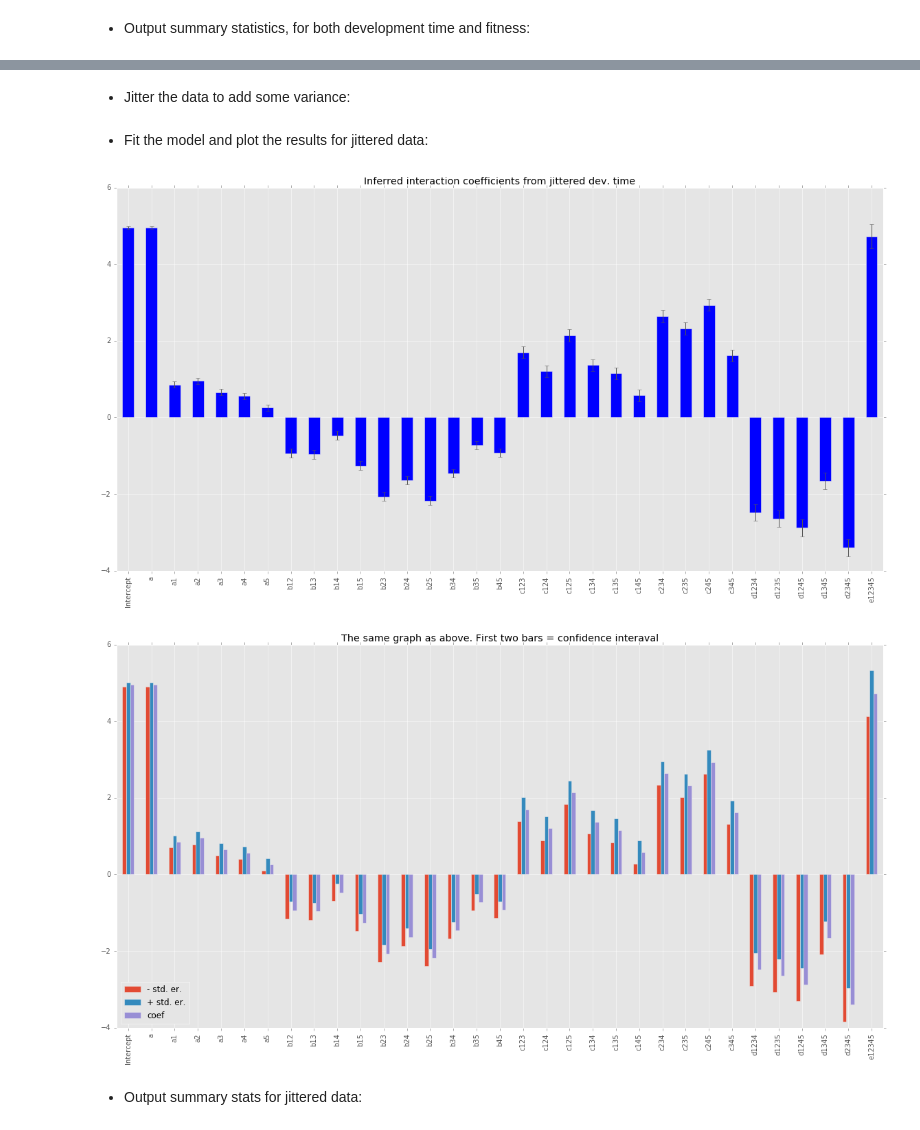
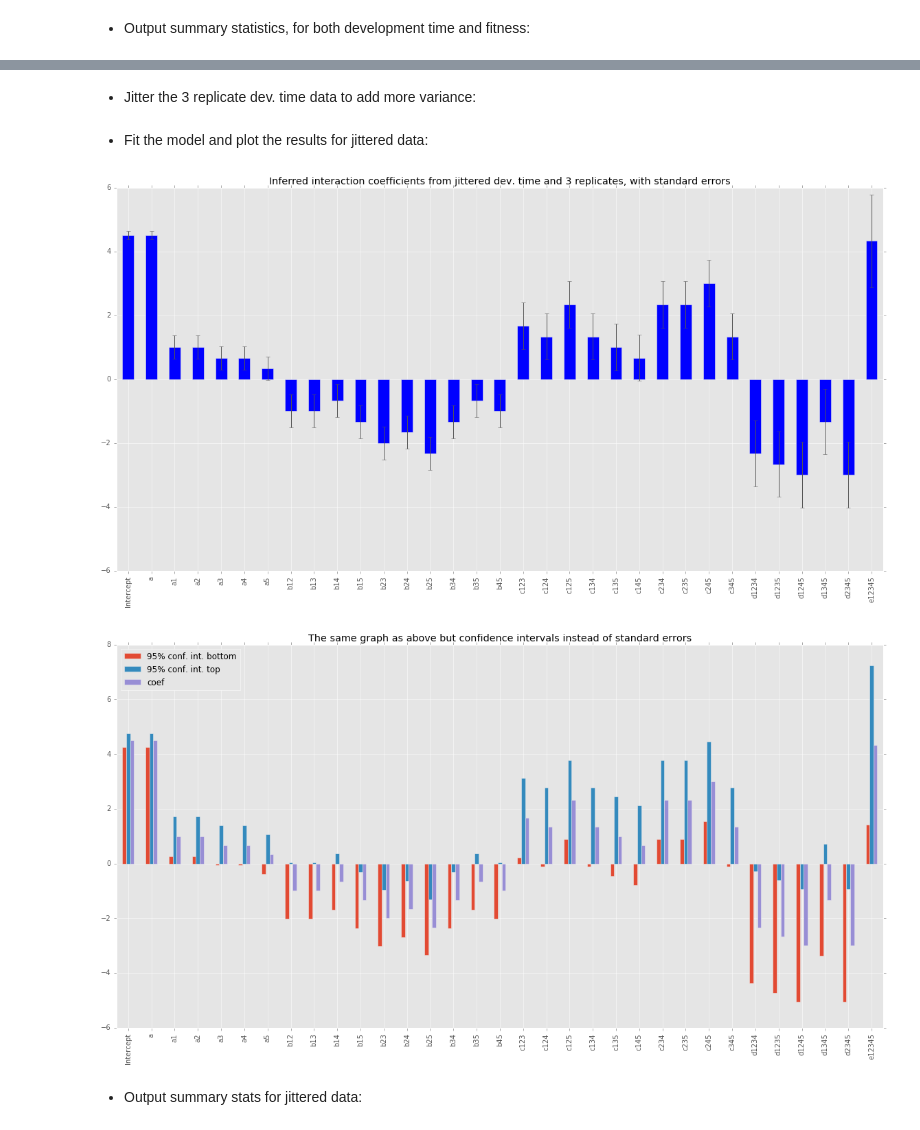
Before and after one commit to gavryushkin/microinteractions, a Jupyter notebook: taylor_lin_fit.ipynb, the cells around one changed output, grey strips where cells are left out. Saved outputs shown, nothing was run; the diff lists cells and outputs as text; code cells hidden in the pictures.

Commit message:
added more data!

```diff
--- a/taylor_lin_fit.ipynb
+++ b/taylor_lin_fit.ipynb
@@ -18,6 +21,7 @@ matplotlib.style.use('ggplot')
 
 
 data = pd.read_csv("fitness_summary_all_replicates_parameters.csv", sep="\t")
+data_3 = pd.read_csv("fitness_summary_3_replicates_parameters.csv", sep="\t")
 lm_devtime = smf.ols(formula="development ~ a + a1 + a2 + a3 + a4 + a5 +"
                      "b12 + b13 + b14 + b15 + b23 + b24 + b25 + b34 + b35 + b45 +"
                      "c123 + c124 + c125 + c134 + c135 + c145 + c234 + c235 + c245 + c345 +"
@@ -26,6 +30,10 @@ lm_fitness = smf.ols(formula="fitness ~ a + a1 + a2 + a3 + a4 + a5 +"
                      "b12 + b13 + b14 + b15 + b23 + b24 + b25 + b34 + b35 + b45 +"
                      "c123 + c124 + c125 + c134 + c135 + c145 + c234 + c235 + c245 + c345 +"
                      "d1234 + d1235 + d1245 + d1345 + d2345 + e12345", data=data).fit()
+lm_3_reps = smf.ols(formula="development ~ a + a1 + a2 + a3 + a4 + a5 +"
+                     "b12 + b13 + b14 + b15 + b23 + b24 + b25 + b34 + b35 + b45 +"
+                     "c123 + c124 + c125 + c134 + c135 + c145 + c234 + c235 + c245 + c345 +"
+                     "d1234 + d1235 + d1245 + d1345 + d2345 + e12345", data=data_3).fit()
 # %% [markdown]
 - Output summary statistics, for both development time and fitness:
 # %%
@@ -143,12 +232,12 @@ plt.savefig("dev_time_conf_int_as_bars.svg")
 # %% [markdown]
-- Jitter the data to add some variance:
+- Jitter the 3 replicate dev. time data to add more variance:
 # %%
 import sys
 from IPython.display import set_matplotlib_formats
 set_matplotlib_formats("png", "pdf")
 
 
-data_jitter = data.copy()
+data_jitter = data_3.copy()
 for index, row in data_jitter.iterrows():
     if 8.9 < row["development"] and row["development"] < 9.1:
         data_jitter.set_value(index, "development", np.random.uniform(26/3, 9))
@@ -185,38 +274,40 @@ conf_int_devtime_jitter[2] = [lm_devtime_jitter.params.a,
                               lm_devtime_jitter.params.b12,
                               lm_devtime_jitter.params.b13,
                               lm_devtime_jitter.params.b14,
                               lm_devtime_jitter.params.b15,
                               lm_devtime_jitter.params.b23,
                               lm_devtime_jitter.params.b24,
                               lm_devtime_jitter.params.b25,
                               lm_devtime_jitter.params.b34,
                               lm_devtime_jitter.params.b35,
                               lm_devtime_jitter.params.b45,
                               lm_devtime_jitter.params.c123,
                               lm_devtime_jitter.params.c124,
                               lm_devtime_jitter.params.c125,
                               lm_devtime_jitter.params.c134,
                               lm_devtime_jitter.params.c135,
                               lm_devtime_jitter.params.c145,
                               lm_devtime_jitter.params.c234,
                               lm_devtime_jitter.params.c235,
                               lm_devtime_jitter.params.c245,
                               lm_devtime_jitter.params.c345,
                               lm_devtime_jitter.params.d1234,
                               lm_devtime_jitter.params.d1235,
                               lm_devtime_jitter.params.d1245,
                               lm_devtime_jitter.params.d1345,
                               lm_devtime_jitter.params.d2345,
                               lm_devtime_jitter.params.e12345]
-conf_int_devtime_jitter.columns = ["- std. er.", "+ std. er.", "coef"]
+conf_int_devtime_jitter.columns = ["95% conf. int. bottom", "95% conf. int. top", "coef"]
 conf_int_devtime_jitter["coef"].plot.bar(yerr=lm_devtime_jitter.bse, figsize=(20,10), color="b",
-                                         title="Inferred interaction coefficients from jittered dev. time")
+                                         title="Inferred interaction coefficients from jittered dev. time "
+                                                "and 3 replicates, with standard errors")
 plt.savefig("dev_time_jitter_conf_int_as_range.svg")
-conf_int_devtime_jitter.plot.bar(figsize=(20,10), title="The same graph as above. First two bars = confidence interaval")
+conf_int_devtime_jitter.plot.bar(figsize=(20,10), title="The same graph as above but confidence intervals "
+                                 "instead of standard errors")
 plt.savefig("dev_time_jitter_conf_int_as_bars.svg")
 # %% [output]
-[figure, old version]
+[figure, new version]
-[figure, old version]
+[figure, new version]
 # %% [markdown]
 - Output summary stats for jittered data:
 # %%
```
Also changed, not shown: parts of 10 cells of this notebook.
